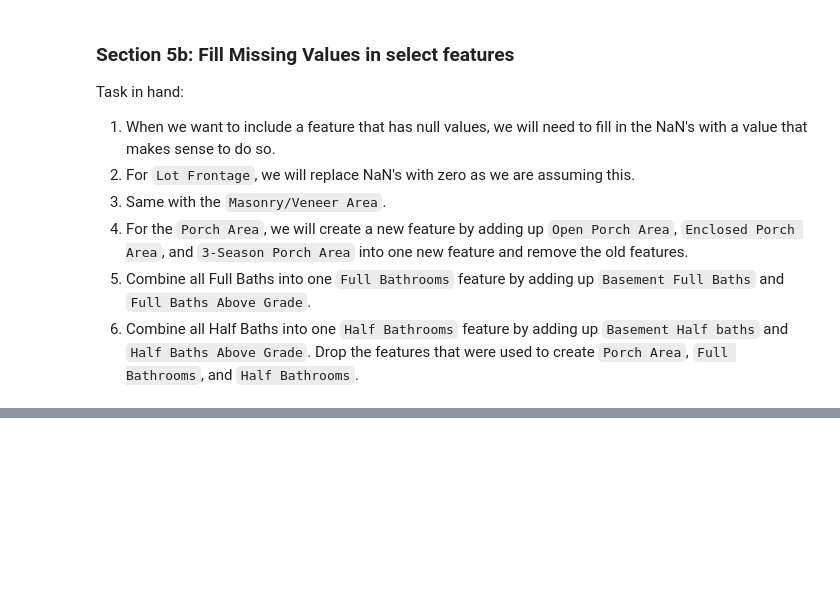
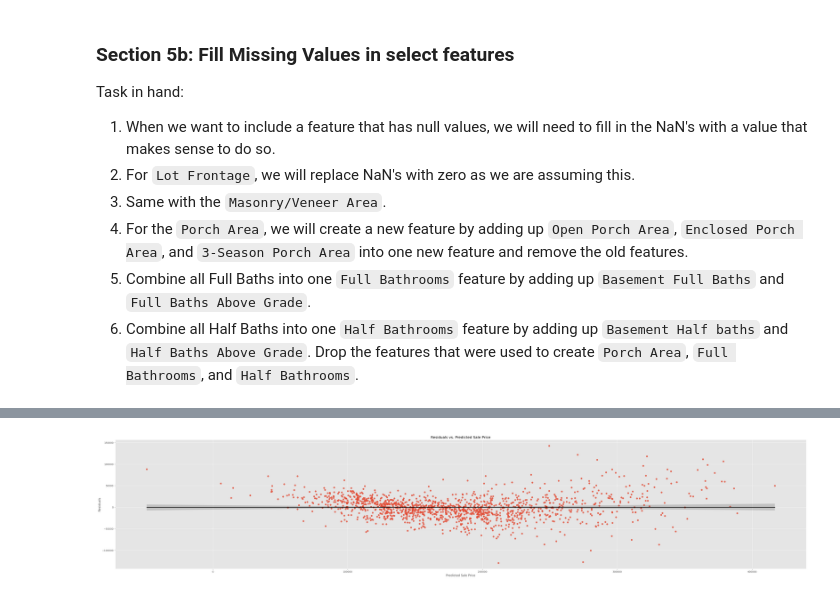
Before and after one commit to IKSHRESTHA/Data-Understanding-Assignment-MTSU, a Jupyter notebook: HW04/hw.ipynb, the cells around one changed output, grey strips where cells are left out. Cells and saved outputs as stored; diff of their text form; code cells hidden in the pictures; blank space fills up the shorter version.

```diff
--- a/HW04/hw.ipynb
+++ b/HW04/hw.ipynb
@@ -110,0 +269,11 @@ df_realestate.head()
+# %%
+def baths_per_bedroom(row):
+    if row['Bedrooms Above Grade'] == 0:
+        return 0
+    else:
+        return row['Full Bathrooms'] / row['Bedrooms Above Grade']
+
+df_realestate['Baths per Bedroom'] = df_realestate.apply(baths_per_bedroom, axis=1)
+
+# Show the first few rows to verify new features
+df_realestate.head()
@@ -110,0 +302,6 @@ df_realestate.head()
+# %%
+x1= df_realestate['Total Rooms Above Grade']
+x1. sm.add_constant(x1)
+y= df_realestate['Sale Price']
+
+model1 = sm.OLS(y, x1).fit()
@@ -110,0 +310,13 @@ df_realestate.head()
+# %%
+# Multiple regression using the specified features
+features = [
+    'Lot Frontage', 'Lot Area', 'Overall Quality', 'Overall Cond',
+    'Masonry/Veneer Area', 'Basement Finished Area', 'Basement Unfinished Area',
+    '1st Floor Area', '2nd Floor Area', 'Bedrooms Above Grade', 'Total Rooms Above Grade',
+    'Fireplaces', 'Garage Cars', 'Porch Area', 'Full Bathrooms', 'Half Bathrooms',
+    'Extra Kitchen', 'Bathroom Percetage', 'Baths per Bedroom'  # <-- fixed typo here
+]
+
+X = df_realestate[features]
+
+y = df_realestate['Sale Price']
@@ -110,0 +350,6 @@ df_realestate.head()
+# %%
+X = sm.add_constant(X)
+reg = sm.OLS(y, X).fit()
+print(reg.summary())
+pred = reg.predict(X)
+resid = y - pred
@@ -110,0 +437,11 @@ df_realestate.head()
+# %%
+# 1. Visualization of the residuals
+
+residuals_df = pd.DataFrame({'Predicted': pred, 'Residuals': resid})
+sns.lmplot(x='Predicted', y='Residuals', data=residuals_df, height=8, aspect=5, line_kws={"color": "black"})
+plt.xlabel("Predicted Sale Price")
+plt.ylabel("Residuals")
+plt.title("Residuals vs. Predicted Sale Price")
+plt.show()
+# %% [output]
+[figure, added]
```
Also changed, not shown: parts of 40 cells of this notebook.
